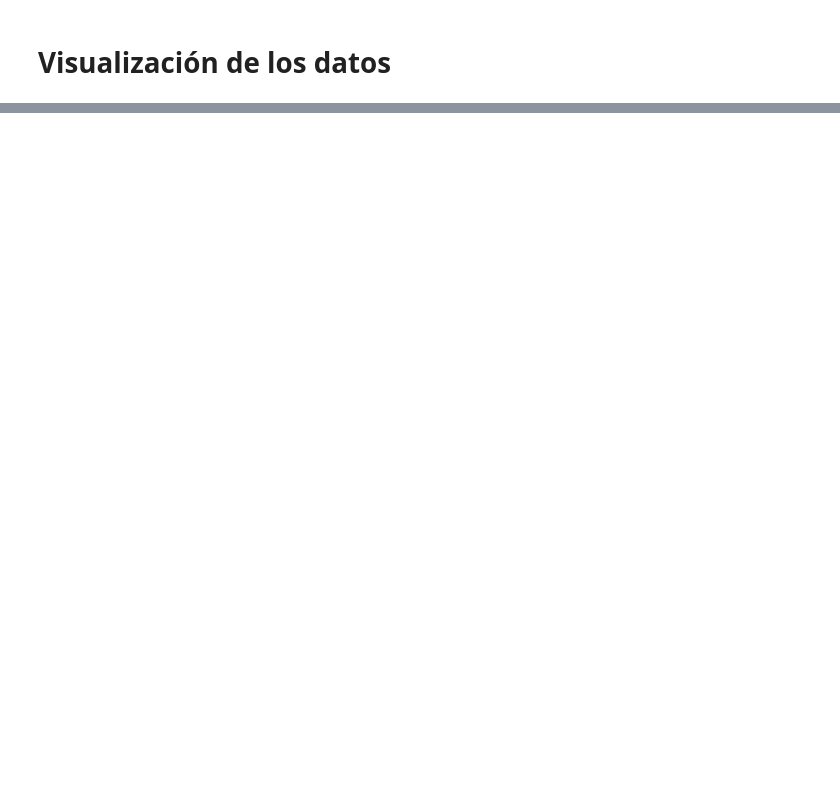
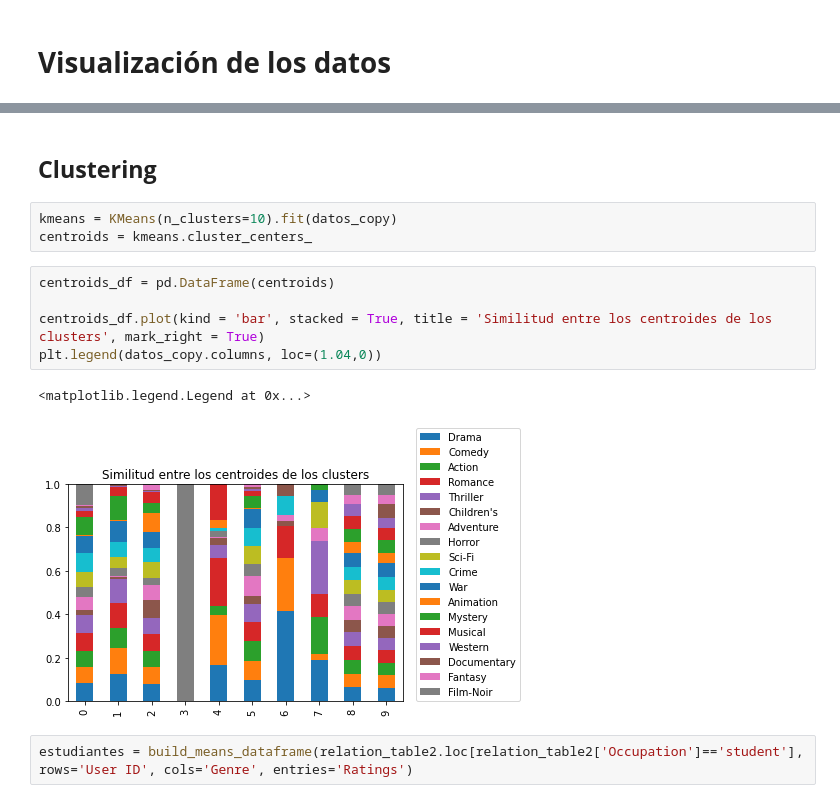
Before and after one commit to estebanhernandezr/Entregas-Semanales, a Jupyter notebook: SantiagoEsteban_AlvarezHernandez_ML_3.ipynb, the cells around one changed output, grey strips where cells are left out. Drawn from its saved outputs; the diff is of its cells as text; blank space fills up the shorter version.

```diff
--- a/SantiagoEsteban_AlvarezHernandez_ML_3.ipynb
+++ b/SantiagoEsteban_AlvarezHernandez_ML_3.ipynb
@@ -429,0 +609,15 @@ False
+# %% [markdown]
+## **Clustering**
+# %%
+kmeans = KMeans(n_clusters=10).fit(datos_copy)
+centroids = kmeans.cluster_centers_
+# %%
+centroids_df = pd.DataFrame(centroids)
+
+centroids_df.plot(kind = 'bar', stacked = True, title = 'Similitud entre los centroides de los clusters', mark_right = True)
+plt.legend(datos_copy.columns, loc=(1.04,0))
+# %% [output]
+<matplotlib.legend.Legend at 0x...>
+[figure, added]
+# %%
+estudiantes = build_means_dataframe(relation_table2.loc[relation_table2['Occupation']=='student'], rows='User ID', cols='Genre', entries='Ratings')
```
Also changed, not shown: parts of 38 cells of this notebook.
